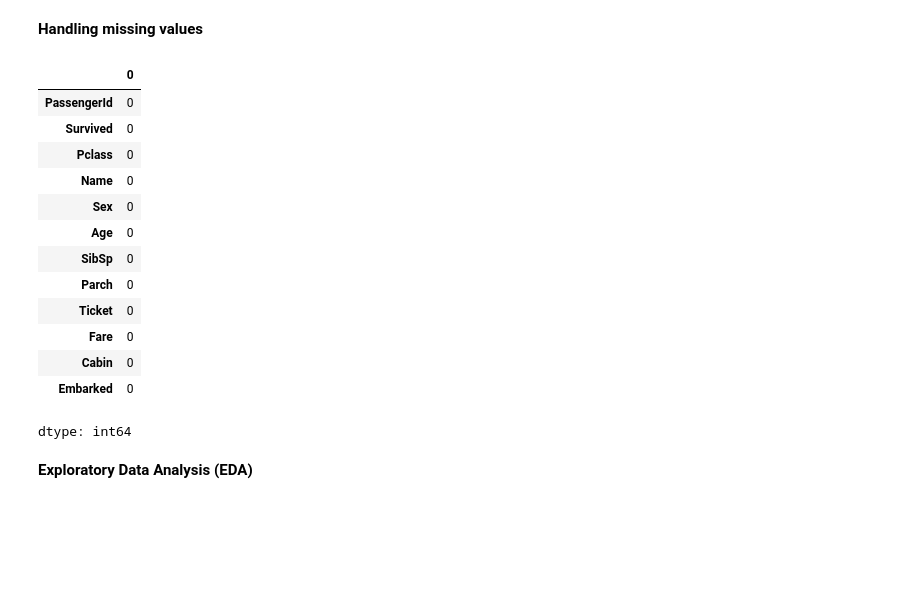
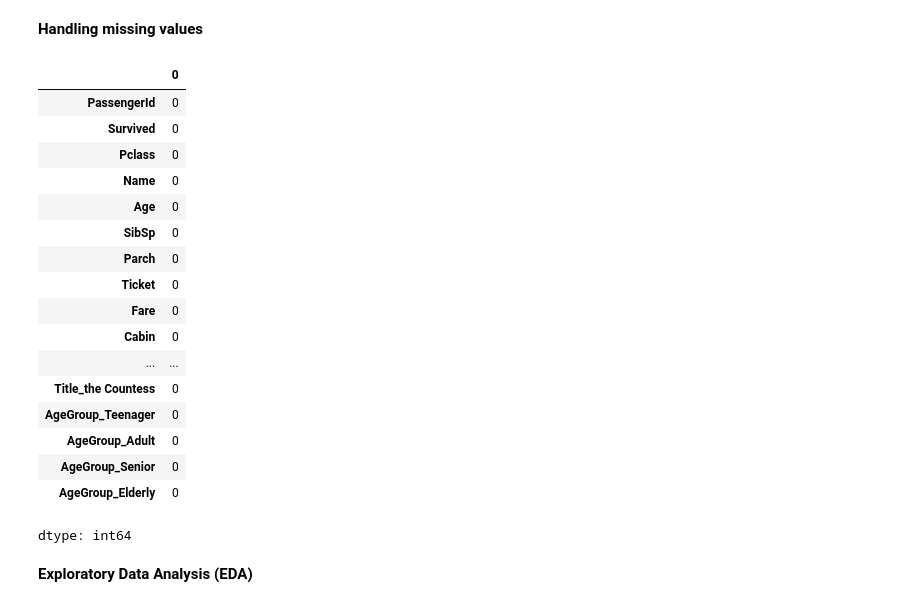
Before and after one commit to Thuan-ML/Titanic-feature-engineering, a Jupyter notebook: untitled5.ipynb, the cells around one changed output. Saved outputs shown, nothing was run; the diff lists cells and outputs as text; code cells hidden in the pictures; blank space fills up the shorter version.

```diff
--- a/untitled5.ipynb
+++ b/untitled5.ipynb
@@ -112,23 +115,29 @@ plt.show()
 # %%
 train_data['Age'] = train_data['Age'].fillna(train_data['Age'].median())
 train_data['Cabin'] = train_data['Cabin'].fillna('Unknown')
-train_data['Embarked'] = train_data['Embarked'].fillna(train_data['Embarked'].mode()[0])
+train_data['Embarked_Q'] = train_data['Embarked_Q'].fillna(train_data['Embarked_Q'].mode()[0])
+train_data['Embarked_S'] = train_data['Embarked_S'].fillna(train_data['Embarked_S'].mode()[0])
+train_data['FareRange'] = train_data['FareRange'].fillna(train_data['FareRange'].mode()[0])
 
 train_data.isnull().sum()
 # %% [output]
 |  | 0 |
 | PassengerId | 0 |
 | Survived | 0 |
 | Pclass | 0 |
 | Name | 0 |
-| Sex | 0 |
 | Age | 0 |
 | SibSp | 0 |
 | Parch | 0 |
 | Ticket | 0 |
 | Fare | 0 |
 | Cabin | 0 |
-| Embarked | 0 |
+| ... | ... |
+| Title_the Countess | 0 |
+| AgeGroup_Teenager | 0 |
+| AgeGroup_Adult | 0 |
+| AgeGroup_Senior | 0 |
+| AgeGroup_Elderly | 0 |
 dtype: int64
 # %% [markdown]
 **Exploratory Data Analysis (EDA)**
```
Also changed, not shown: parts of 11 cells of this notebook.
